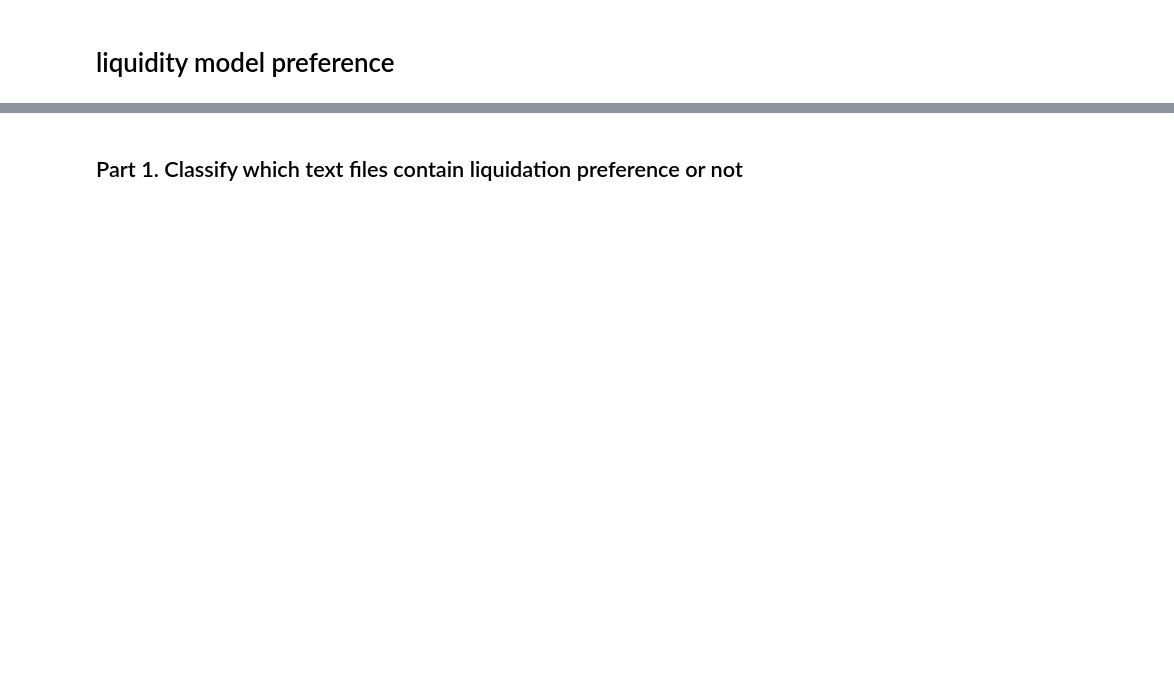
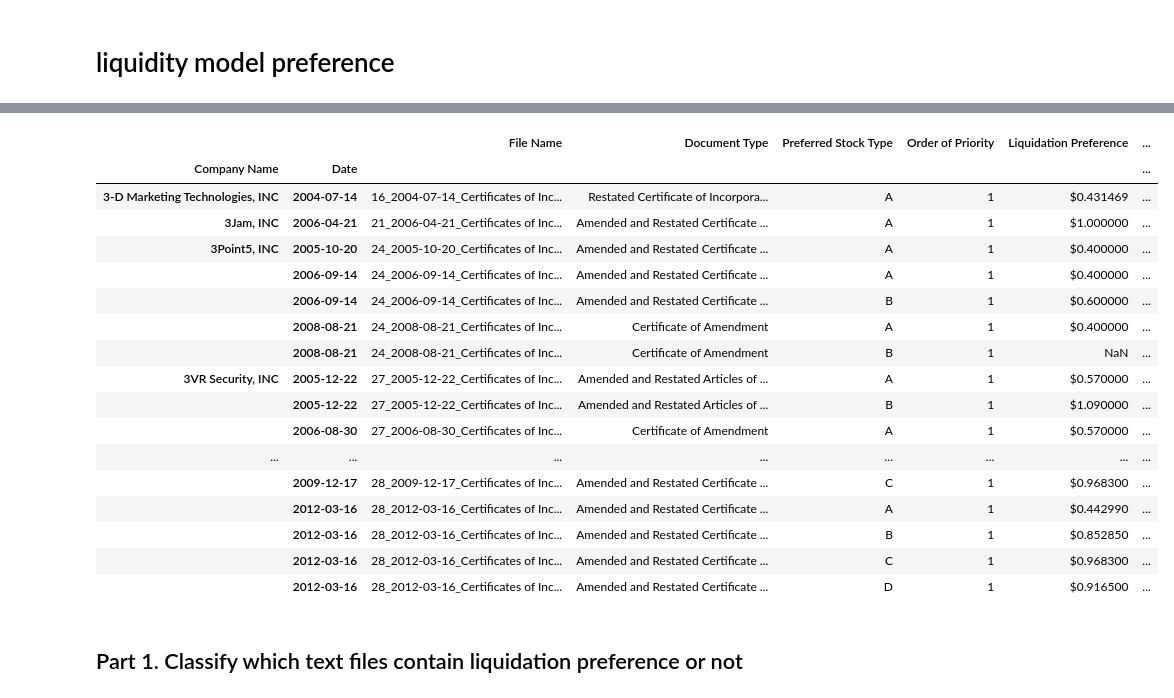
Before and after one commit to alexchen4/vc-research, a Jupyter notebook: liquidation.ipynb, the cells around one changed output, grey strips where cells are left out. Cells and saved outputs as stored; diff of their text form; code cells hidden in the pictures; blank space fills up the shorter version.

```diff
--- a/liquidation.ipynb
+++ b/liquidation.ipynb
@@ -5,2 +101,34 @@
+# %%
+# change date column to date type
+batch1_lp["Date"] = pd.to_datetime(batch1_lp["Date"])
+
+# create multi-index dataframe ordering timesreies data
+batch1_lp_multiindex = batch1_lp.set_index(["Company Name", "Date"]).sort_index()
+
+# sort by date ascending for each company
+batch1_lp_multiindex = batch1_lp_multiindex.groupby(level=0, sort=False).apply(
+    lambda x: x.sort_index(level=1)
+)
+batch1_lp_multiindex.index = batch1_lp_multiindex.index.droplevel(0)
+batch1_lp_multiindex
+# %% [output]
+|  |  | File Name | Document Type | Preferred Stock Type | Order of Priority | Liquidation Preference | ... |
+| Company Name | Date |  |  |  |  |  | ... |
+| 3-D Marketing Technologies, INC | 2004-07-14 | 16_2004-07-14_Certificates of Inc... | Restated Certificate of Incorpora... | A | 1 | $0.431469 | ... |
+| 3Jam, INC | 2006-04-21 | 21_2006-04-21_Certificates of Inc... | Amended and Restated Certificate ... | A | 1 | $1.000000 | ... |
+| 3Point5, INC | 2005-10-20 | 24_2005-10-20_Certificates of Inc... | Amended and Restated Certificate ... | A | 1 | $0.400000 | ... |
+|  | 2006-09-14 | 24_2006-09-14_Certificates of Inc... | Amended and Restated Certificate ... | A | 1 | $0.400000 | ... |
+|  | 2006-09-14 | 24_2006-09-14_Certificates of Inc... | Amended and Restated Certificate ... | B | 1 | $0.600000 | ... |
+|  | 2008-08-21 | 24_2008-08-21_Certificates of Inc... | Certificate of Amendment | A | 1 | $0.400000 | ... |
+|  | 2008-08-21 | 24_2008-08-21_Certificates of Inc... | Certificate of Amendment | B | 1 | NaN | ... |
+| 3VR Security, INC | 2005-12-22 | 27_2005-12-22_Certificates of Inc... | Amended and Restated Articles of ... | A | 1 | $0.570000 | ... |
+|  | 2005-12-22 | 27_2005-12-22_Certificates of Inc... | Amended and Restated Articles of ... | B | 1 | $1.090000 | ... |
+|  | 2006-08-30 | 27_2006-08-30_Certificates of Inc... | Certificate of Amendment | A | 1 | $0.570000 | ... |
+| ... | ... | ... | ... | ... | ... | ... | ... |
+|  | 2009-12-17 | 28_2009-12-17_Certificates of Inc... | Amended and Restated Certificate ... | C | 1 | $0.968300 | ... |
+|  | 2012-03-16 | 28_2012-03-16_Certificates of Inc... | Amended and Restated Certificate ... | A | 1 | $0.442990 | ... |
+|  | 2012-03-16 | 28_2012-03-16_Certificates of Inc... | Amended and Restated Certificate ... | B | 1 | $0.852850 | ... |
+|  | 2012-03-16 | 28_2012-03-16_Certificates of Inc... | Amended and Restated Certificate ... | C | 1 | $0.968300 | ... |
+|  | 2012-03-16 | 28_2012-03-16_Certificates of Inc... | Amended and Restated Certificate ... | D | 1 | $0.916500 | ... |
 # %% [markdown]
 ## Part 1. Classify which text files contain liquidation preference or not
```
Also changed, not shown: parts of 19 cells of this notebook, 1 other file.
